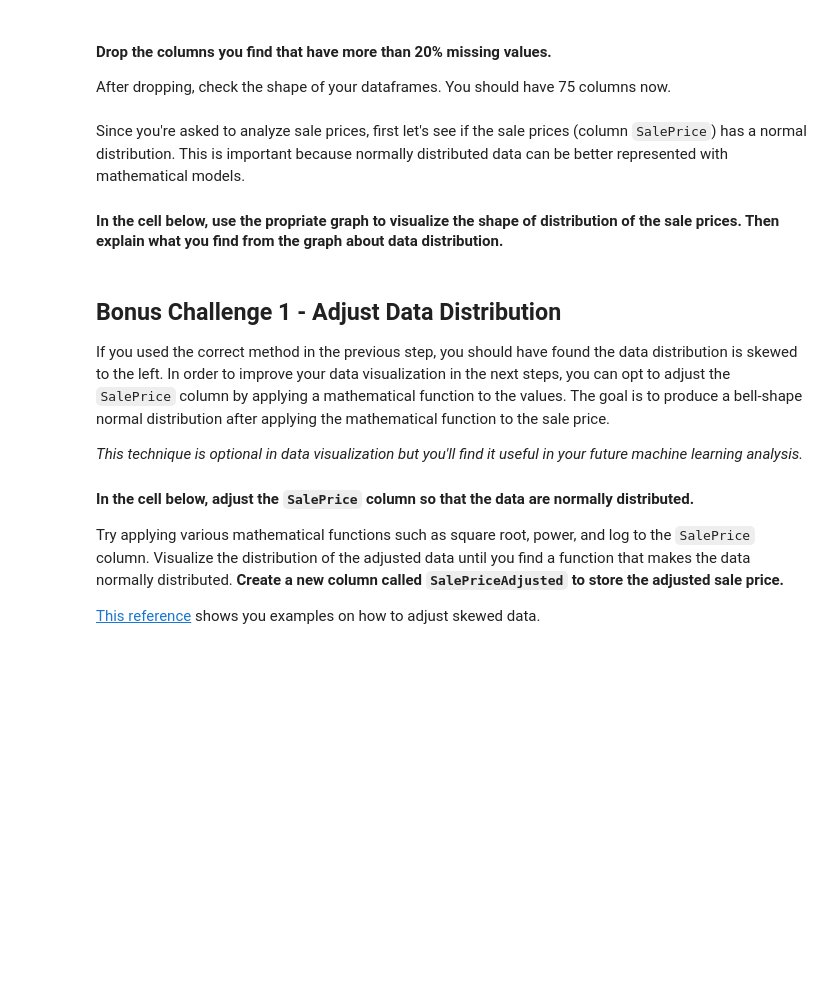
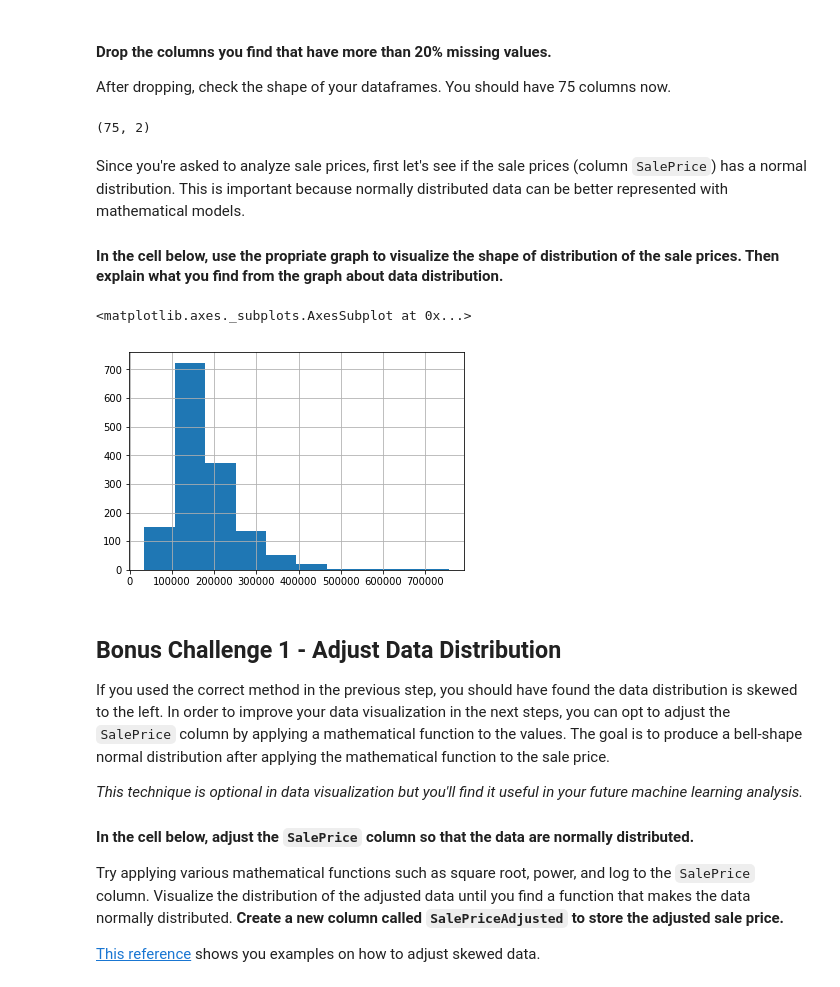
Before and after one commit to ta-datapt-bcn/lab-storytelling-data-visualization, a Jupyter notebook: your-code/main.ipynb, the cells around one changed output. Cells and saved outputs as stored; diff of their text form; code cells hidden in the pictures; blank space fills up the shorter version.

Commit message:
[DEC19][HSosa][lab-storytelling-data-visualization]

```diff
--- a/your-code/main.ipynb
+++ b/your-code/main.ipynb
@@ -37,3 +38,5 @@ You find the dataset has 81 columns which are a lot.
 #### Since the column `Id` is meaningless in our data visualization work, let's drop it
 # %%
 # your code here
+
+df.drop('Id', axis= 1, inplace=True)
@@ -58,9 +97,18 @@ After dropping, check the shape of your dataframes. You should have 75 columns n
+# %%
+df1.shape
+# %% [output]
+(75, 2)
 # %% [markdown]
 Since you're asked to analyze sale prices, first let's see if the sale prices (column `SalePrice`) has a normal distribution. This is important because normally distributed data can be better represented with mathematical models.
 
 #### In the cell below, use the propriate graph to visualize the shape of distribution of the sale prices. Then explain what you find from the graph about data distribution.
 # %%
 # your code here
+
+df.SalePrice.hist()
+# %% [output]
+<matplotlib.axes._subplots.AxesSubplot at 0x...>
+[figure, added]
 # %%
 # your comment here
 # %% [markdown]
```
Also changed, not shown: parts of 11 cells of this notebook, 1 other file.
